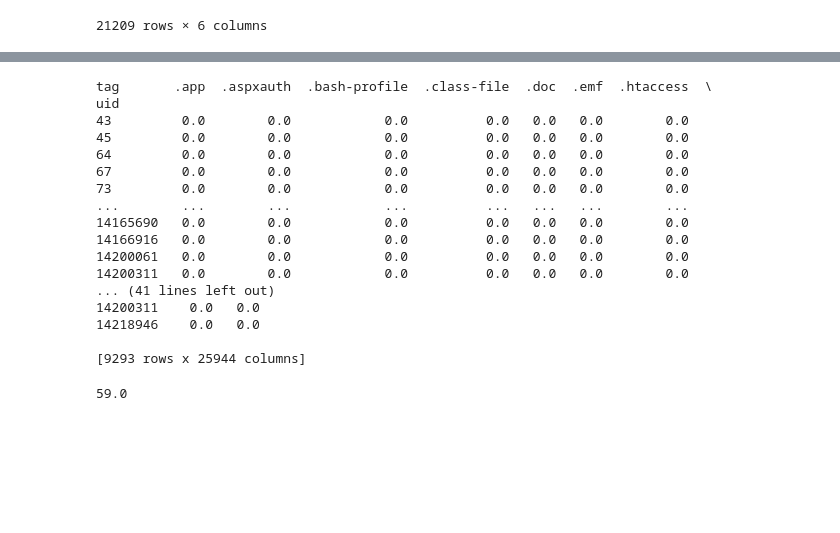
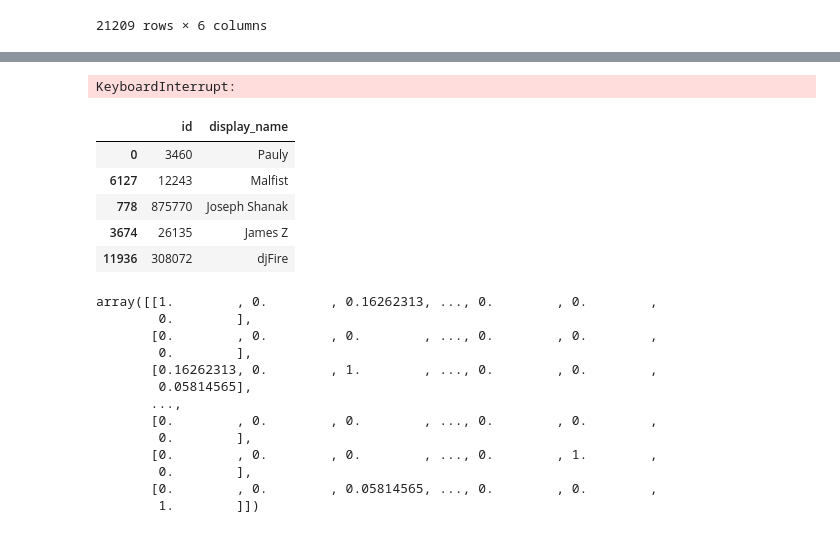
Before and after one commit to CMU-IDS-2020/fp-zhihu, a Jupyter notebook: stackoverflow 2.ipynb, the cells around one changed output, grey strips where cells are left out. Saved outputs shown, nothing was run; the diff lists cells and outputs as text; code cells hidden in the pictures; blank space fills up the shorter version.

```diff
--- a/stackoverflow 2.ipynb
+++ b/stackoverflow 2.ipynb
@@ -254,26 +256,56 @@ def get_user_atag_matrix():
 
     return df
 
-user_atag_matrix = get_user_atag_matrix()
+# user_atag_matrix = get_user_atag_matrix()
-# %% [output]
-tag       .app  .aspxauth  .bash-profile  .class-file  .doc  .emf  .htaccess  \
-uid
-43         0.0        0.0            0.0          0.0   0.0   0.0        0.0
-45         0.0        0.0            0.0          0.0   0.0   0.0        0.0
-64         0.0        0.0            0.0          0.0   0.0   0.0        0.0
-67         0.0        0.0            0.0          0.0   0.0   0.0        0.0
-73         0.0        0.0            0.0          0.0   0.0   0.0        0.0
-...        ...        ...            ...          ...   ...   ...        ...
-14165690   0.0        0.0            0.0          0.0   0.0   0.0        0.0
-14166916   0.0        0.0            0.0          0.0   0.0   0.0        0.0
-14200061   0.0        0.0            0.0          0.0   0.0   0.0        0.0
-14200311   0.0        0.0            0.0          0.0   0.0   0.0        0.0
-... (41 lines left out)
-14200311    0.0   0.0
-14218946    0.0   0.0
-
-[9293 rows x 25944 columns]
-# %%
-sum(user_tag_matrix['zurb-foundation'])
-# %% [output]
-59.0
+# %%
+user_qtag_matrix = pd.read_csv('user_qtag.csv')
+user_atag_matrix = pd.read_csv('user_atag.csv')
+# %% [output]
+KeyboardInterrupt:
+# %%
+def get_correlation(user_tag_matrix, users, eps=1e-14):
+    users_id = users.loc[:, ['id']]
+    matrix = users_id.merge(user_tag_matrix, left_on = "id", right_on = "uid", how = "left")
+    matrix = matrix.fillna(0)
+    matrix = matrix.iloc[:, 2:].to_numpy()
+
+    norm = np.linalg.norm(matrix,axis=1)
+    norm = np.outer(norm, norm)+eps
+    correlation = np.dot(matrix, matrix.T)/norm
+
+    return correlation
+correlation = get_correlation(user_atag_matrix, users)
+# %%
+def get_similar_users(correlation, users, user_id, top=5):
+    u_index = users.index[users['id'] == user_id].tolist()[0]
+    arr = correlation[u_index]
+    similar_index = arr.argsort()[-top:][::-1]
+    similar_ids = users.loc[list(similar_index), ['id', 'display_name']]
+    return similar_ids
+
+similar = get_similar_users(correlation, users, 3460, top=5)
+# %%
+similar
+# %% [output]
+|  | id | display_name |
+| 0 | 3460 | Pauly |
+| 6127 | 12243 | Malfist |
+| 778 | 875770 | Joseph Shanak |
+| 3674 | 26135 | James Z |
+| 11936 | 308072 | djFire |
+# %%
+correlation
+# %% [output]
+array([[1.        , 0.        , 0.16262313, ..., 0.        , 0.        ,
+        0.        ],
+       [0.        , 0.        , 0.        , ..., 0.        , 0.        ,
+        0.        ],
+       [0.16262313, 0.        , 1.        , ..., 0.        , 0.        ,
+        0.05814565],
+       ...,
+       [0.        , 0.        , 0.        , ..., 0.        , 0.        ,
+        0.        ],
+       [0.        , 0.        , 0.        , ..., 0.        , 1.        ,
+        0.        ],
+       [0.        , 0.        , 0.05814565, ..., 0.        , 0.        ,
+        1.        ]])
```
Also changed, not shown: parts of 1 cell of this notebook.
